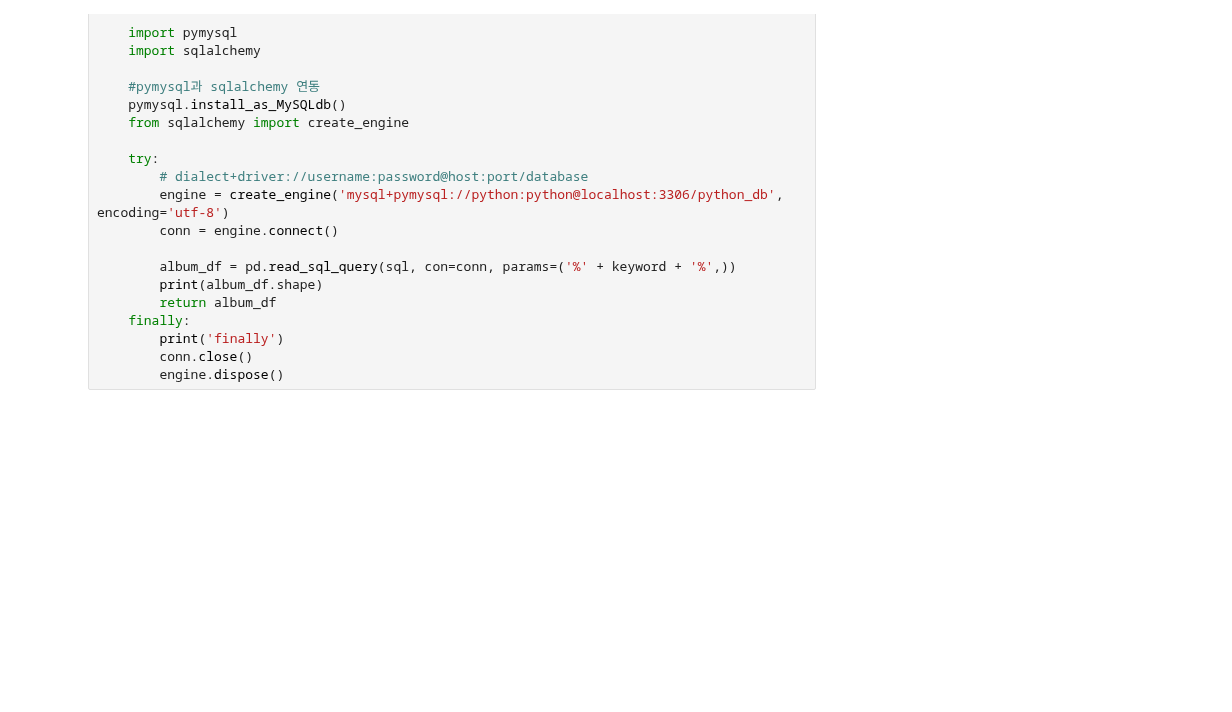
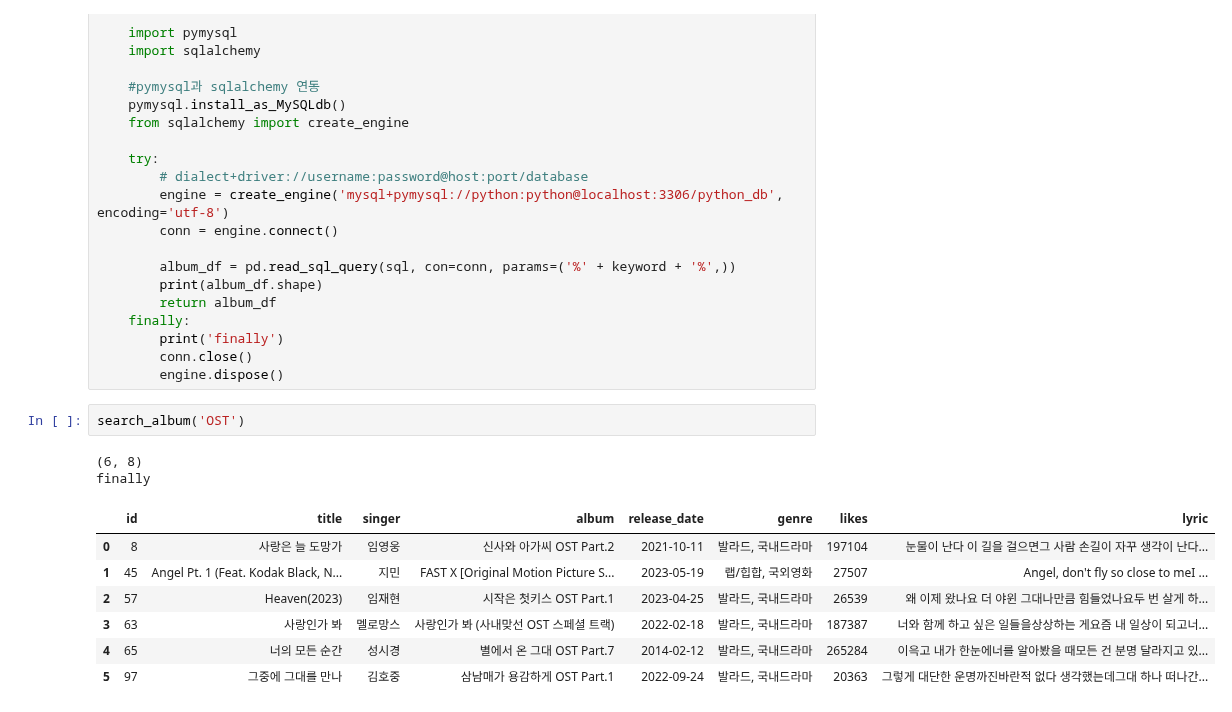
Before and after one commit to mysoyul/Python_Webscraping, a Jupyter notebook: 03.멜론100차트_데이터파싱_DB저장.ipynb, the cells around one changed output. Cells and saved outputs as stored; diff of their text form; blank space fills up the shorter version.

```diff
--- a/03.멜론100차트_데이터파싱_DB저장.ipynb
+++ b/03.멜론100차트_데이터파싱_DB저장.ipynb
@@ -392,3 +392,15 @@ def search_album(keyword):
         print('finally')
         conn.close()
         engine.dispose()
+# %%
+search_album('OST')
+# %% [output]
+(6, 8)
+finally
+|  | id | title | singer | album | release_date | genre | likes | lyric |
+| 0 | 8 | 사랑은 늘 도망가 | 임영웅 | 신사와 아가씨 OST Part.2 | 2021-10-11 | 발라드, 국내드라마 | 197104 | 눈물이 난다 이 길을 걸으면그 사람 손길이 자꾸 생각이 난다... |
+| 1 | 45 | Angel Pt. 1 (Feat. Kodak Black, N... | 지민 | FAST X [Original Motion Picture S... | 2023-05-19 | 랩/힙합, 국외영화 | 27507 | Angel, don't fly so close to meI ... |
+| 2 | 57 | Heaven(2023) | 임재현 | 시작은 첫키스 OST Part.1 | 2023-04-25 | 발라드, 국내드라마 | 26539 | 왜 이제 왔나요 더 야윈 그대나만큼 힘들었나요두 번 살게 하... |
+| 3 | 63 | 사랑인가 봐 | 멜로망스 | 사랑인가 봐 (사내맞선 OST 스페셜 트랙) | 2022-02-18 | 발라드, 국내드라마 | 187387 | 너와 함께 하고 싶은 일들을상상하는 게요즘 내 일상이 되고너... |
+| 4 | 65 | 너의 모든 순간 | 성시경 | 별에서 온 그대 OST Part.7 | 2014-02-12 | 발라드, 국내드라마 | 265284 | 이윽고 내가 한눈에너를 알아봤을 때모든 건 분명 달라지고 있... |
+| 5 | 97 | 그중에 그대를 만나 | 김호중 | 삼남매가 용감하게 OST Part.1 | 2022-09-24 | 발라드, 국내드라마 | 20363 | 그렇게 대단한 운명까진바란적 없다 생각했는데그대 하나 떠나간... |
```
Also changed, not shown: 4 other files.
